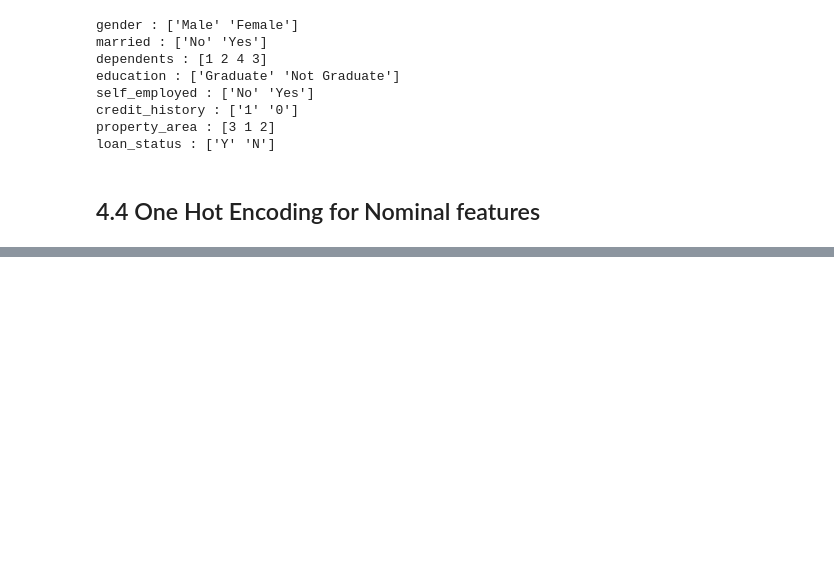
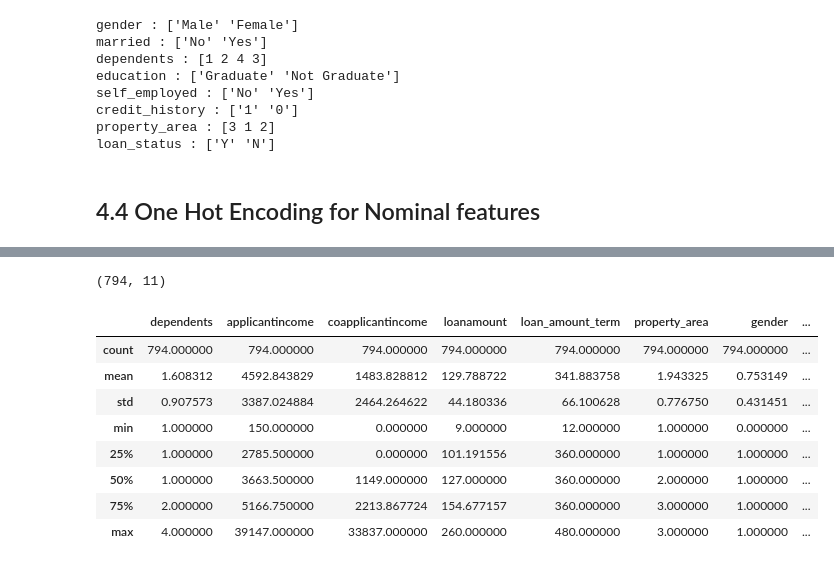
Before and after one commit to ravitejalearnings/DS_ML-Projects, a Jupyter notebook: Credit Default Prediction Classification Model/Loan_Prediction.ipynb, the cells around one changed output, grey strips where cells are left out. Drawn from its saved outputs; the diff is of its cells as text; code cells hidden in the pictures; blank space fills up the shorter version.

```diff
--- a/Credit Default Prediction Classification Model/Loan_Prediction.ipynb
+++ b/Credit Default Prediction Classification Model/Loan_Prediction.ipynb
@@ -683,0 +774,7 @@ loan_status : ['Y' 'N']
+# %%
+df2 = df_loan_encoded.copy(deep = True)
+df2.shape
+
+# we have copied encoded dataframe to new df which is "df2"
+# going forward for model training & model evaluation we will be using df2
+# this step is implementated for simiplicity, we can skip
@@ -683,0 +785,7 @@ loan_status : ['Y' 'N']
+# %%
+X = df2.drop('loan_status', axis =1)
+y = df2['loan_status']
+
+
+# dataframe is splitted into independent variables(X) & dependent variables(y)
+# check for shape of dependent variables(y), if there is class imbalance, needs to be treatement with certain technique's
@@ -683,0 +806,6 @@ loan_status : ['Y' 'N']
+# %%
+technique = SMOTE
+X_os,y_os = technique().fit_resample(X, y)
+
+# X_os means over_sampling
+# y_os means over_sampling
@@ -683,0 +841,16 @@ loan_status : ['Y' 'N']
+# %%
+X_os.shape
+# %% [output]
+(794, 11)
+# %%
+X_os.describe()
+# %% [output]
+|  | dependents | applicantincome | coapplicantincome | loanamount | loan_amount_term | property_area | gender | ... |
+| count | 794.000000 | 794.000000 | 794.000000 | 794.000000 | 794.000000 | 794.000000 | 794.000000 | ... |
+| mean | 1.608312 | 4592.843829 | 1483.828812 | 129.788722 | 341.883758 | 1.943325 | 0.753149 | ... |
+| std | 0.907573 | 3387.024884 | 2464.264622 | 44.180336 | 66.100628 | 0.776750 | 0.431451 | ... |
+| min | 1.000000 | 150.000000 | 0.000000 | 9.000000 | 12.000000 | 1.000000 | 0.000000 | ... |
+| 25% | 1.000000 | 2785.500000 | 0.000000 | 101.191556 | 360.000000 | 1.000000 | 1.000000 | ... |
+| 50% | 1.000000 | 3663.500000 | 1149.000000 | 127.000000 | 360.000000 | 2.000000 | 1.000000 | ... |
+| 75% | 2.000000 | 5166.750000 | 2213.867724 | 154.677157 | 360.000000 | 3.000000 | 1.000000 | ... |
+| max | 4.000000 | 39147.000000 | 33837.000000 | 260.000000 | 480.000000 | 3.000000 | 1.000000 | ... |
```
Also changed, not shown: parts of 28 cells of this notebook.
